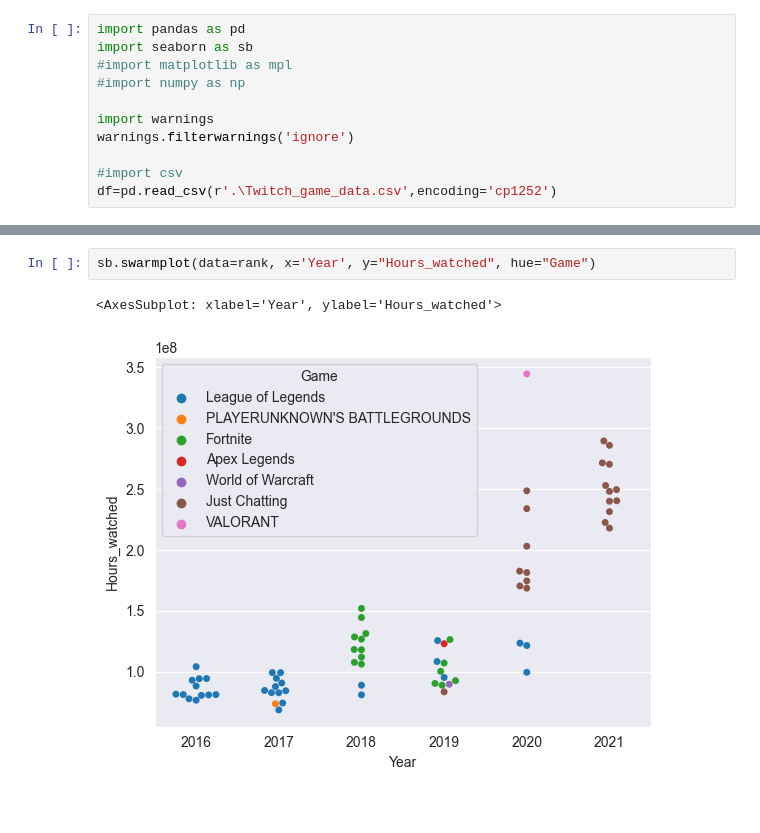
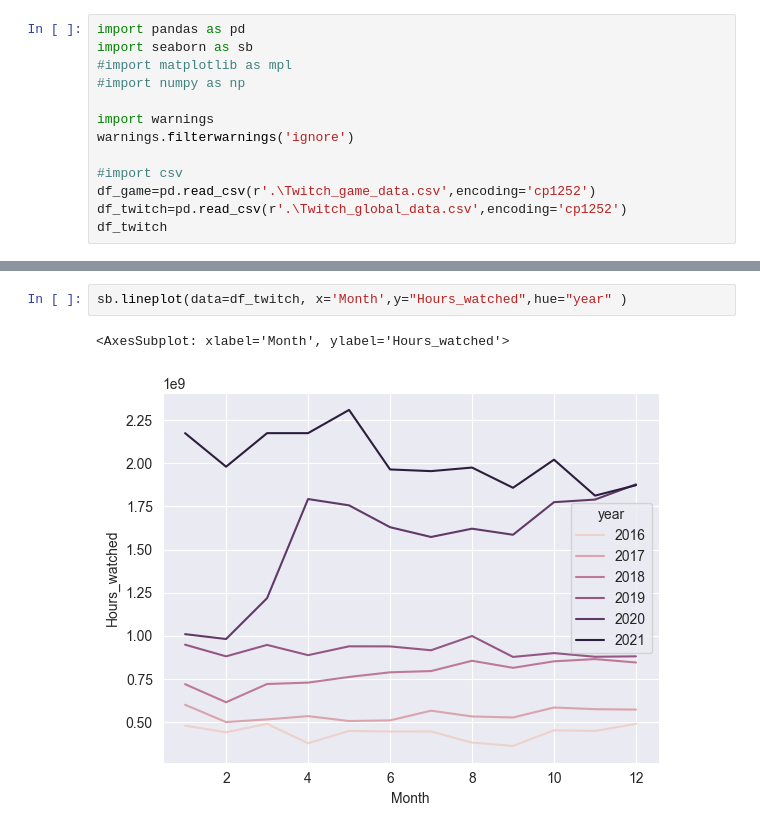
Before and after one commit to HrexD/DataAnalyse, a Jupyter notebook: Analyse.ipynb, the cells around one changed output, grey strips where cells are left out. Drawn from its saved outputs; the diff is of its cells as text.

```diff
--- a/Analyse.ipynb
+++ b/Analyse.ipynb
@@ -10,4 +12,6 @@ import warnings
 warnings.filterwarnings('ignore')
 
 #import csv
-df=pd.read_csv(r'.\Twitch_game_data.csv',encoding='cp1252')
+df_game=pd.read_csv(r'.\Twitch_game_data.csv',encoding='cp1252')
+df_twitch=pd.read_csv(r'.\Twitch_global_data.csv',encoding='cp1252')
+df_twitch
@@ -57,5 +42,5 @@ sb.swarmplot(data=rank, x='Year', y="Avg_viewers", hue="Game")
 # %%
-sb.swarmplot(data=rank, x='Year', y="Hours_watched", hue="Game")
+sb.lineplot(data=df_twitch, x='Month',y="Hours_watched",hue="year" )
 # %% [output]
-<AxesSubplot: xlabel='Year', ylabel='Hours_watched'>
+<AxesSubplot: xlabel='Month', ylabel='Hours_watched'>
-[figure, old version]
+[figure, new version]
```
Also changed, not shown: parts of 27 cells of this notebook.
